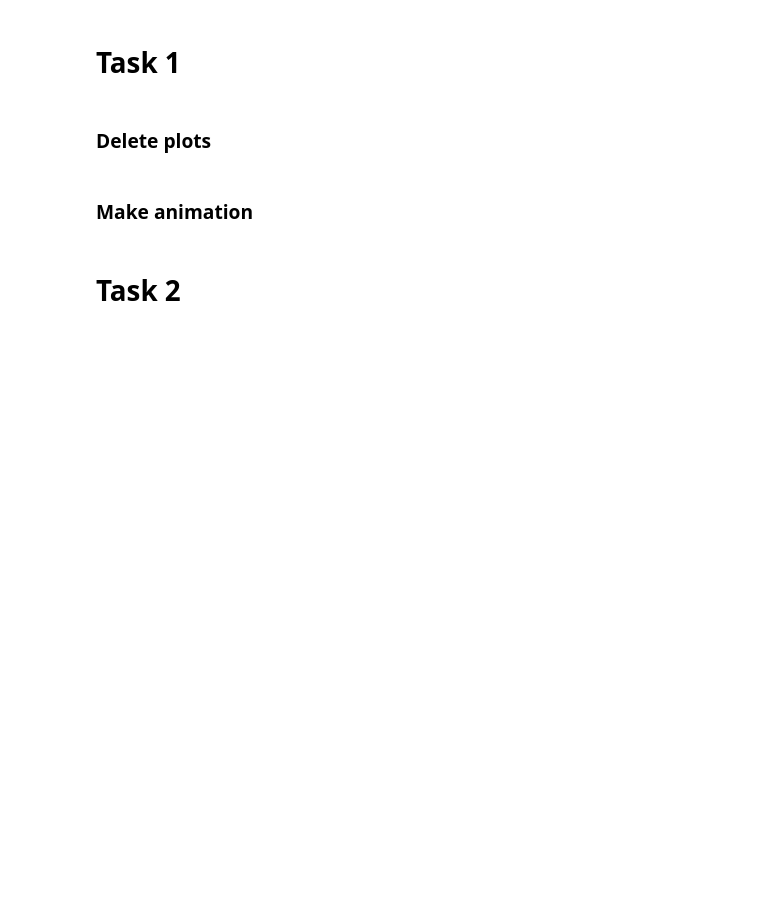
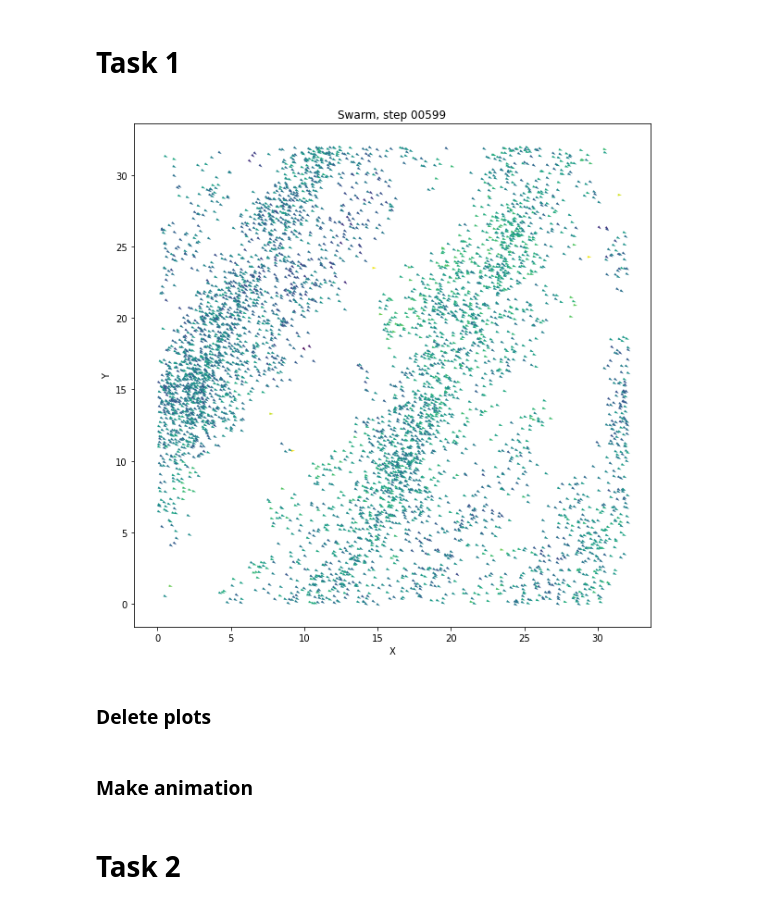
Before and after one commit to draczew23/cmcs_lab_3, a Jupyter notebook: swarm.ipynb, the cells around one changed output. Saved outputs shown, nothing was run; the diff lists cells and outputs as text; code cells hidden in the pictures; blank space fills up the shorter version.

```diff
--- a/swarm.ipynb
+++ b/swarm.ipynb
@@ -96,7 +96,7 @@ v_0 = 2
 a = 0.15
 noise_degrees = 50
 
-t_steps = 10
+t_steps = 600
 
 #  Here we initialize our birds postions and velocities
 positions = initialize_birds(L, N)
@@ -106,34 +106,37 @@ angles = init_angles(N) # here i have to think how to repair it
 
 
 for t in range(t_steps):
 
     # Creation of birds tree
     birds_tree = cKDTree(positions, boxsize=[L,L])
     dist = birds_tree.sparse_distance_matrix(birds_tree,max_distance=r,output_type='coo_matrix')
 
     new_angles = update_angles(dist, angles, noise_degrees)
     angles = new_angles
 
     x_dir = np.cos(new_angles)
     y_dir = np.sin(new_angles)
 
     new_x = positions[0:, 0:1] + v_0 * np.cos(new_angles)
     new_y = positions[0:, 1:] + v_0 * np.sin(new_angles)
 
+    vec = x_dir + y_dir
     apply_boundary_conditions(positions, new_x, new_y, L)
 
     if t % 1 == 0:
         # Plot birds
         plt.rcParams["figure.figsize"] = (10, 10)
         plt.clf()
         plt.xlabel("X")
         plt.ylabel("Y")
-        plt.quiver(np.asarray(positions[0:, 0:1]), np.asarray(positions[0:, 1:]), np.asarray(x_dir), np.asarray(y_dir) , np.asarray(x_dir + y_dir))
+        plt.quiver(np.asarray(positions[0:, 0:1]), np.asarray(positions[0:, 1:]), np.asarray(x_dir), np.asarray(y_dir) , np.asarray(vec))
 
         nStr = str(t)
         nStr = nStr.rjust(5, '0')
         plt.title("Swarm, step " + nStr)
         plt.savefig('img' + nStr + '.png')
+# %% [output]
+[figure, added]
 # %% [markdown]
 ### Delete plots
 # %%
```
Also changed, not shown: parts of 3 cells of this notebook.
